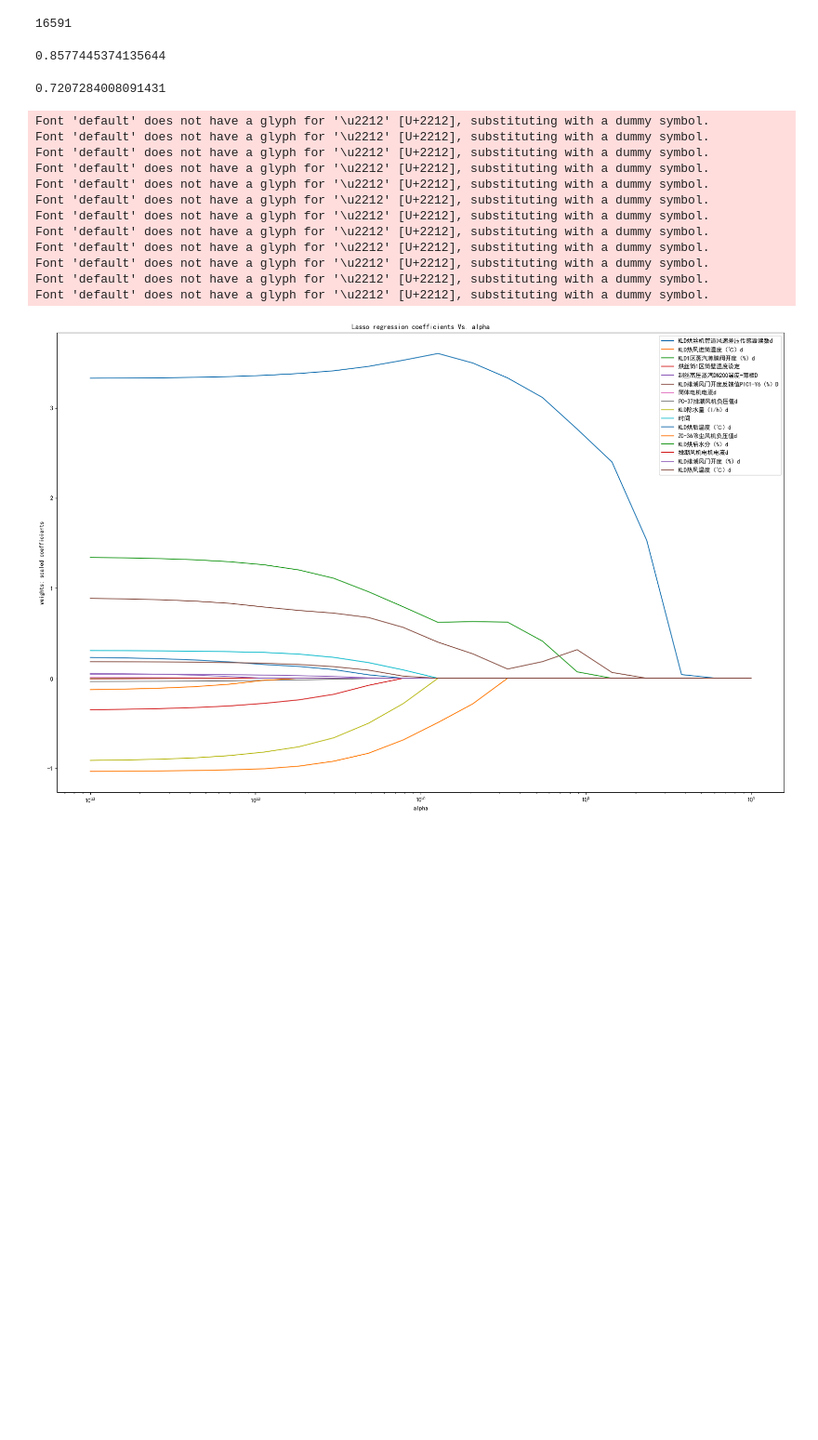
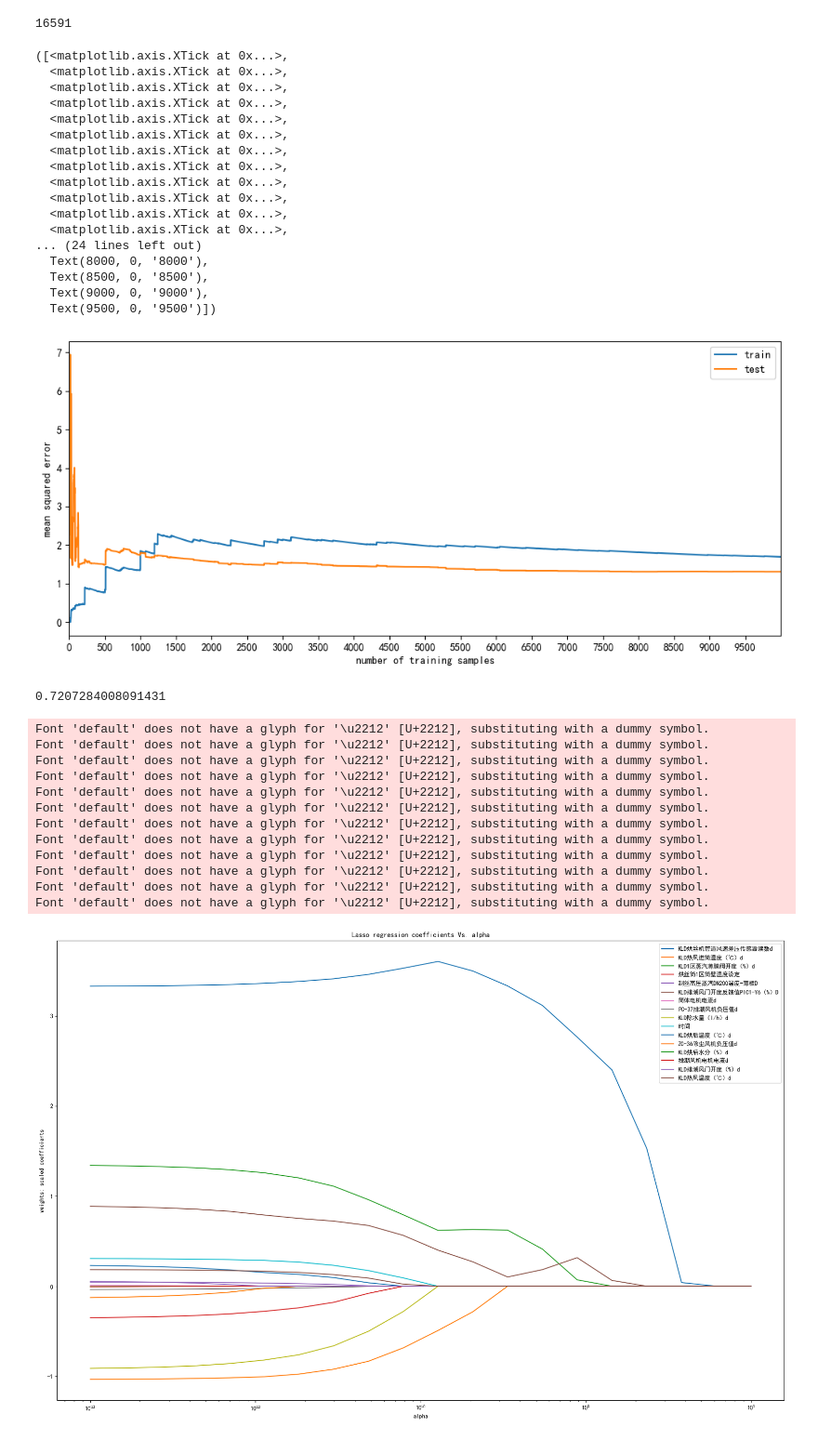
Before and after one commit to fallingjumping/china_Tabacco, a Jupyter notebook: test.ipynb, the cells around one changed output. Shown at 93% size. Cells and saved outputs as stored; diff of their text form; code cells hidden in the pictures; blank space fills up the shorter version.

```diff
--- a/test.ipynb
+++ b/test.ipynb
@@ -98,12 +98,3 @@ data = data.loc[:,['时间',
   '烘丝筒2区筒壁温度设定',
   '烘前叶丝累计量（kg）d',
   'KLD热风风门开度（%）d.1']]
-# %%
-from sklearn.svm import SVR
-
-svr = SVR(C=1, gamma=0.007)
-svr_rf = svr.fit(x_train, y_train)
-svr_pre = svr_rf.predict(x_train)
-svr_rf.score(x_test, y_test)
-# %% [output]
-0.8577445374135644
@@ -110,3 +133,33 @@ svr_rf.score(x_test, y_test)
+# %%
+x_data = np.arange(1,10000,1)
+plt.figure(figsize=(12, 5))
+plt.xlim((0, 10000))
+plt.plot(x_data,np.sqrt(train_score),'-',label='train')
+plt.plot(x_data,np.sqrt(test_score),'-',label='test')
+plt.xlabel('number of training samples')
+plt.ylabel('mean squared error')
+plt.title('')
+plt.legend()
+plt.xticks(np.arange(0, 10000, 500))
+# %% [output]
+([<matplotlib.axis.XTick at 0x...>,
+  <matplotlib.axis.XTick at 0x...>,
+  <matplotlib.axis.XTick at 0x...>,
+  <matplotlib.axis.XTick at 0x...>,
+  <matplotlib.axis.XTick at 0x...>,
+  <matplotlib.axis.XTick at 0x...>,
+  <matplotlib.axis.XTick at 0x...>,
+  <matplotlib.axis.XTick at 0x...>,
+  <matplotlib.axis.XTick at 0x...>,
+  <matplotlib.axis.XTick at 0x...>,
+  <matplotlib.axis.XTick at 0x...>,
+  <matplotlib.axis.XTick at 0x...>,
+... (24 lines left out)
+  Text(8000, 0, '8000'),
+  Text(8500, 0, '8500'),
+  Text(9000, 0, '9000'),
+  Text(9500, 0, '9500')])
+[figure, added]
 # %%
 from sklearn.linear_model import Lasso
 lasso = Lasso()
```
Also changed, not shown: parts of 14 cells of this notebook, 1 other file.
